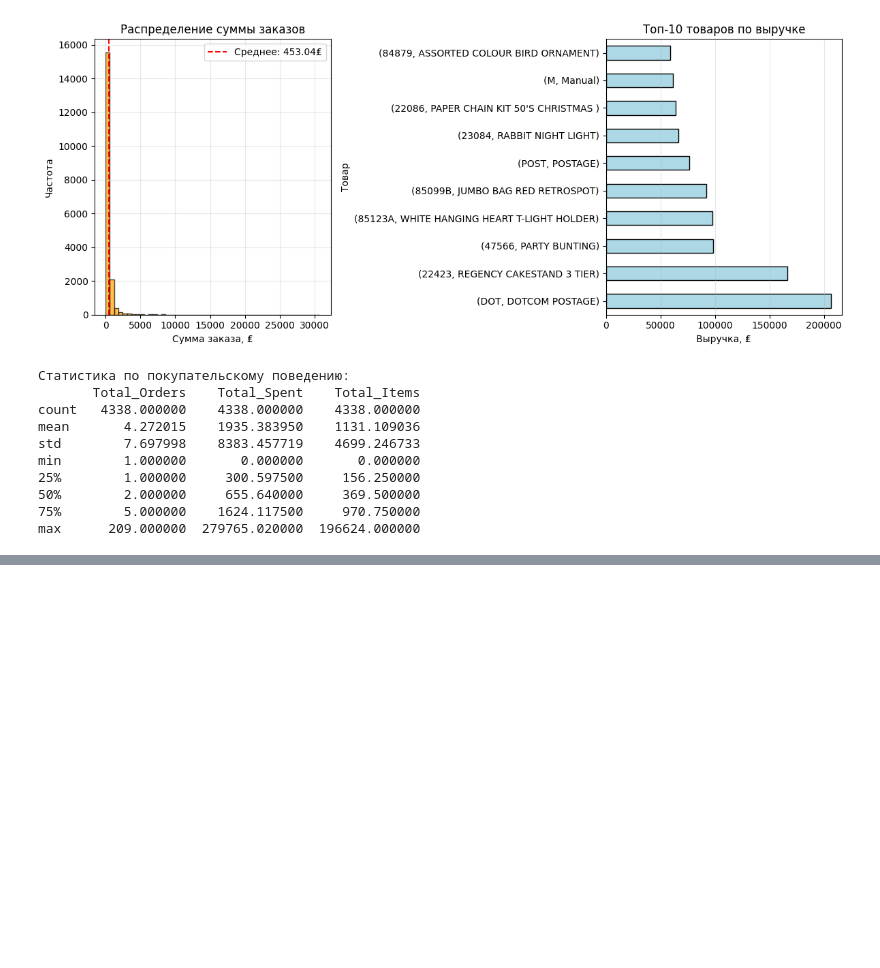
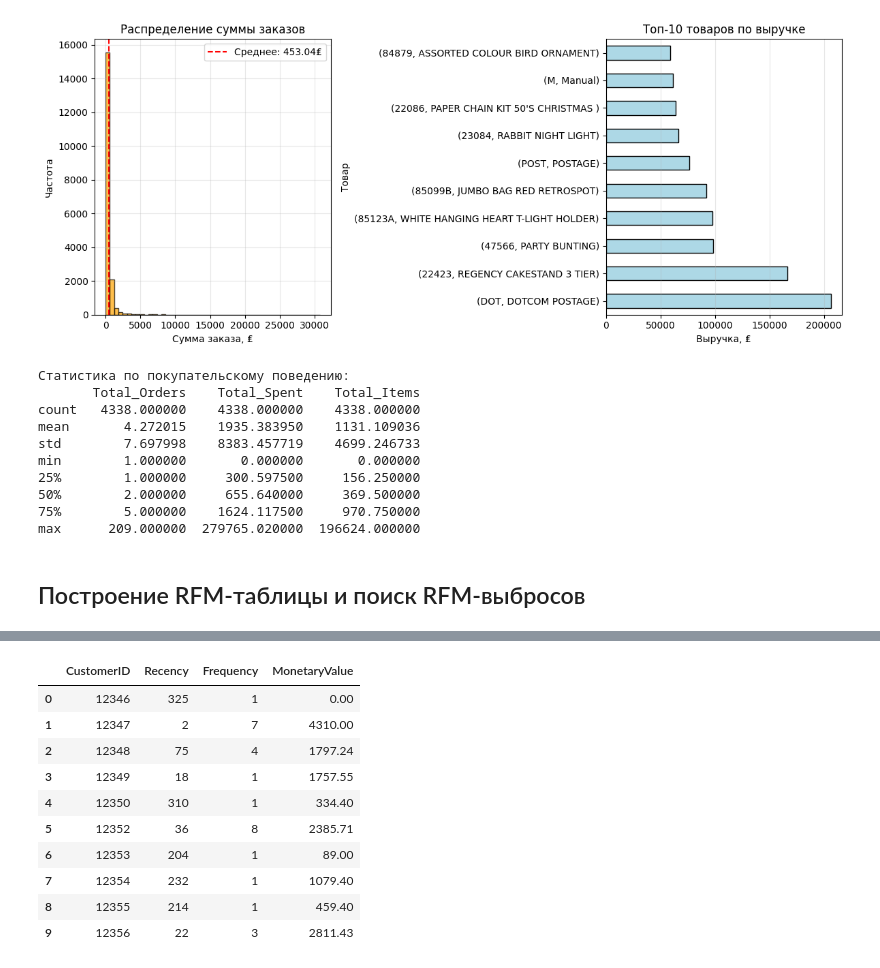
Before and after one commit to UlyanaGru/transactions, a Jupyter notebook: transactions.ipynb, the cells around one changed output, grey strips where cells are left out. Drawn from its saved outputs; the diff is of its cells as text; code cells hidden in the pictures; blank space fills up the shorter version.

Commit message:
RFM table

```diff
--- a/transactions.ipynb
+++ b/transactions.ipynb
@@ -1043,3 +1043,27 @@ min        1.000000       0.000000       0.000000
 50%        2.000000     655.640000     369.500000
 75%        5.000000    1624.117500     970.750000
 max      209.000000  279765.020000  196624.000000
+# %% [markdown]
+## Построение RFM-таблицы и поиск RFM-выбросов
+# %%
+#Точка отсчета (на один день старше максимальной даты в данных)
+t0 = pd.Timestamp('2011-12-10 00:00:00')
+print(f'Точка отсчета (t0): {t0}')
+#Максимальная дата в данных
+max_date_in_data = data['InvoiceDate'].max()
+print(f'Максимальная дата в данных: {max_date_in_data}')
+print(f'Разница между t0 и max_date: {t0 - max_date_in_data}')
+#Группируем данные по клиентам и рассчитываем RFM-показатели
+rfm_table = data.groupby('CustomerID').agg({
+    'InvoiceDate': lambda x: (t0 - x.max()).days,  #Recency (в днях)
+    'InvoiceNo': 'nunique',                        #Frequency (уникальные заказы)
+    'TotalPrice': 'sum'                            #Monetary Value (общая сумма)
+}).rename(columns={
+    'InvoiceDate': 'Recency',
+    'InvoiceNo': 'Frequency',
+    'TotalPrice': 'MonetaryValue'
+}).reset_index()
+print(f'Размер RFM-таблицы: {rfm_table.shape}')
+print('\nПервые 10 строк RFM-таблицы:')
+display(rfm_table.head(10))
+# %% [output]
@@ -1045,0 +1076,11 @@ max      209.000000  279765.020000  196624.000000
+|  | CustomerID | Recency | Frequency | MonetaryValue |
+| 0 | 12346 | 325 | 1 | 0.00 |
+| 1 | 12347 | 2 | 7 | 4310.00 |
+| 2 | 12348 | 75 | 4 | 1797.24 |
+| 3 | 12349 | 18 | 1 | 1757.55 |
+| 4 | 12350 | 310 | 1 | 334.40 |
+| 5 | 12352 | 36 | 8 | 2385.71 |
+| 6 | 12353 | 204 | 1 | 89.00 |
+| 7 | 12354 | 232 | 1 | 1079.40 |
+| 8 | 12355 | 214 | 1 | 459.40 |
+| 9 | 12356 | 22 | 3 | 2811.43 |
```
Also changed, not shown: parts of 2 cells of this notebook.
